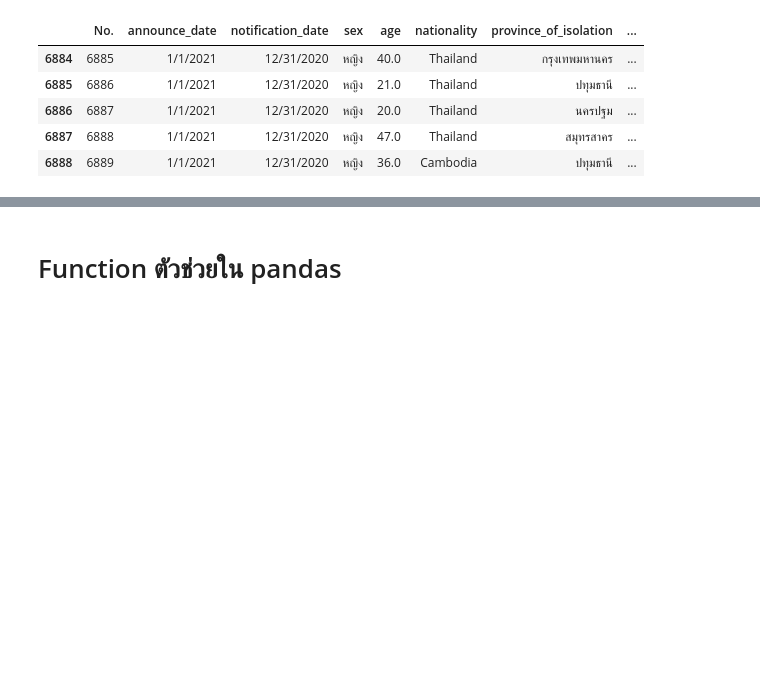
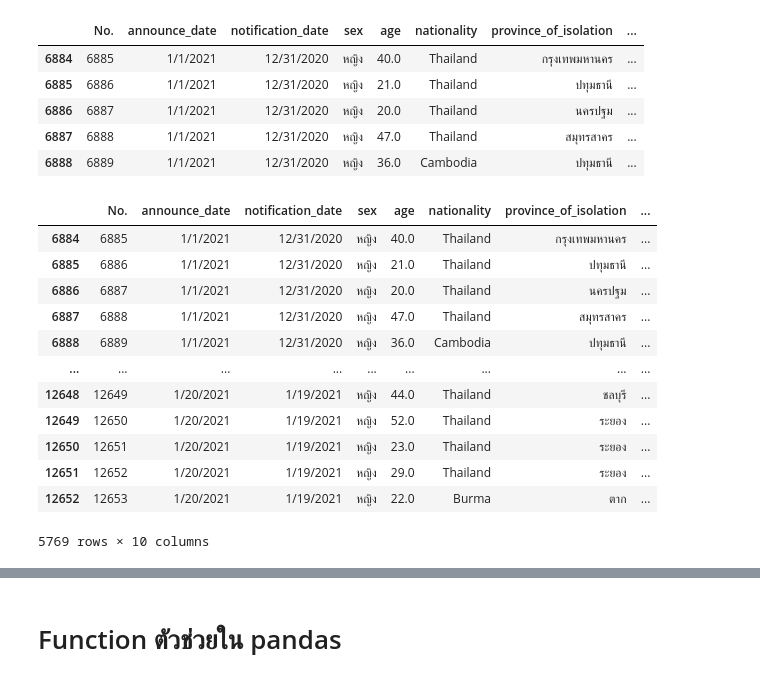
Before and after one commit to khanittha-phusopha/data_viz_2022, a Jupyter notebook: Pandas101.ipynb, the cells around one changed output, grey strips where cells are left out. Cells and saved outputs as stored; diff of their text form; code cells hidden in the pictures; blank space fills up the shorter version.

```diff
--- a/Pandas101.ipynb
+++ b/Pandas101.ipynb
@@ -558,3 +558,25 @@ data_covid[TF].head()
 | 6886 | 6887 | 1/1/2021 | 12/31/2020 | หญิง | 20.0 | Thailand | นครปฐม | ... |
 | 6887 | 6888 | 1/1/2021 | 12/31/2020 | หญิง | 47.0 | Thailand | สมุทรสาคร | ... |
 | 6888 | 6889 | 1/1/2021 | 12/31/2020 | หญิง | 36.0 | Cambodia | ปทุมธานี | ... |
+# %%
+TF=list()
+for each_row in data_covid.iterrows():
+  if each_row[1]['announce_date'].split('/')[2] == '2021':
+    TF.append(True)
+  else :
+    TF.append(False)
+data_covid[TF]
+# %% [output]
+|  | No. | announce_date | notification_date | sex | age | nationality | province_of_isolation | ... |
+| 6884 | 6885 | 1/1/2021 | 12/31/2020 | หญิง | 40.0 | Thailand | กรุงเทพมหานคร | ... |
+| 6885 | 6886 | 1/1/2021 | 12/31/2020 | หญิง | 21.0 | Thailand | ปทุมธานี | ... |
+| 6886 | 6887 | 1/1/2021 | 12/31/2020 | หญิง | 20.0 | Thailand | นครปฐม | ... |
+| 6887 | 6888 | 1/1/2021 | 12/31/2020 | หญิง | 47.0 | Thailand | สมุทรสาคร | ... |
+| 6888 | 6889 | 1/1/2021 | 12/31/2020 | หญิง | 36.0 | Cambodia | ปทุมธานี | ... |
+| ... | ... | ... | ... | ... | ... | ... | ... | ... |
+| 12648 | 12649 | 1/20/2021 | 1/19/2021 | หญิง | 44.0 | Thailand | ชลบุรี | ... |
+| 12649 | 12650 | 1/20/2021 | 1/19/2021 | หญิง | 52.0 | Thailand | ระยอง | ... |
+| 12650 | 12651 | 1/20/2021 | 1/19/2021 | หญิง | 23.0 | Thailand | ระยอง | ... |
+| 12651 | 12652 | 1/20/2021 | 1/19/2021 | หญิง | 29.0 | Thailand | ระยอง | ... |
+| 12652 | 12653 | 1/20/2021 | 1/19/2021 | หญิง | 22.0 | Burma | ตาก | ... |
+5769 rows × 10 columns
```
Also changed, not shown: parts of 2 cells of this notebook.
